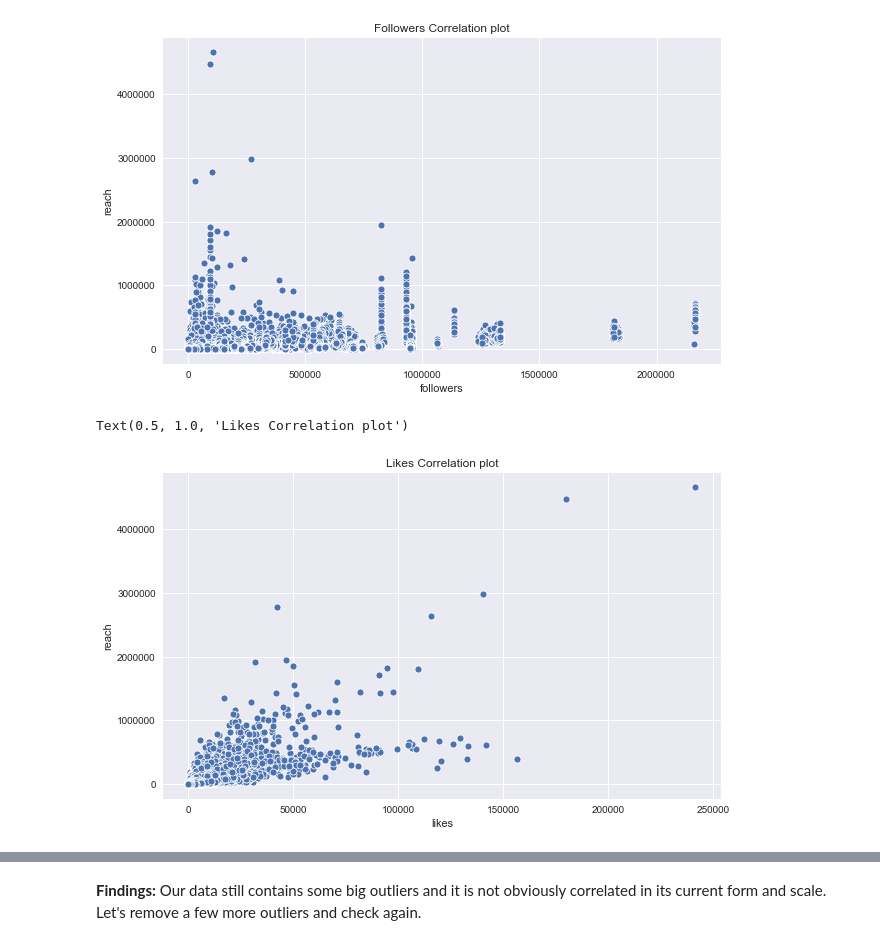
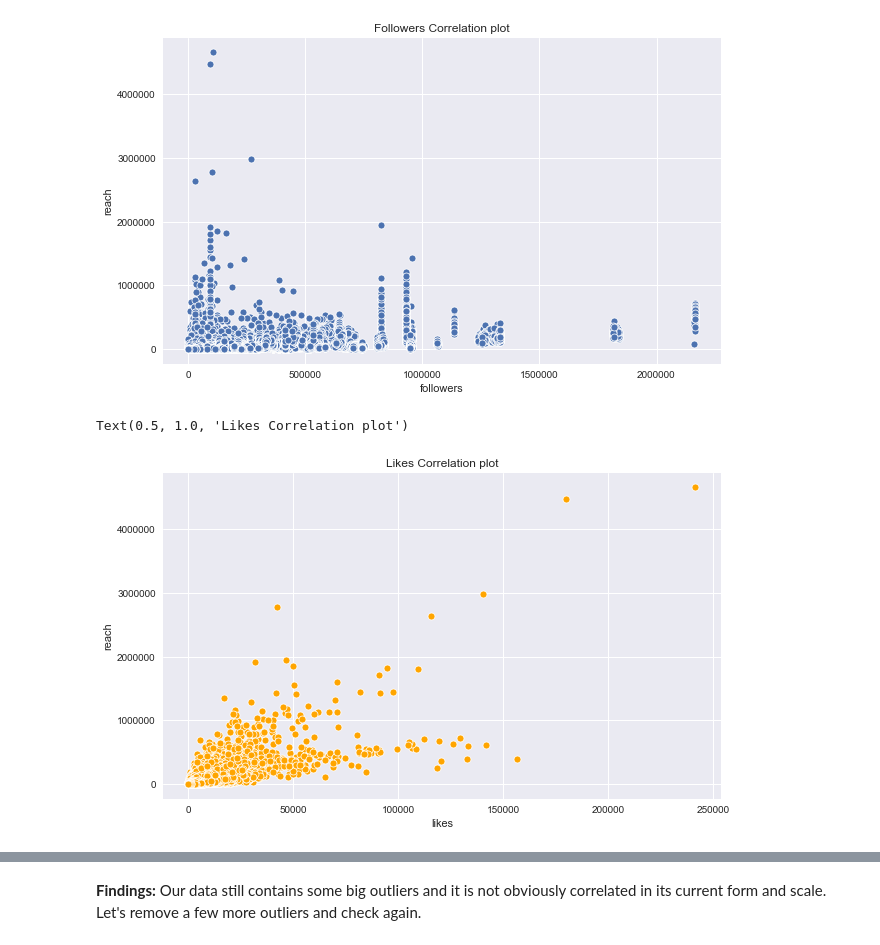
Before and after one commit to MarcSchneider71/SocialMediaReach, a Jupyter notebook: impressions_est_initial_trial.ipynb, the cells around one changed output, grey strips where cells are left out. Drawn from its saved outputs; the diff is of its cells as text; code cells hidden in the pictures.

```diff
--- a/impressions_est_initial_trial.ipynb
+++ b/impressions_est_initial_trial.ipynb
@@ -225,12 +229,12 @@ Text(0.5, 1.0, 'Followers Correlation plot')
 [figure]
 # %%
 plt.figure(figsize=(10,6))
-sns.scatterplot(y=df2.reach, x=df2.likes)
+sns.scatterplot(y=df2.reach, x=df2.likes, color='orange')
 plt.xlabel('likes')
 plt.ylabel('reach')
 plt.title("Likes Correlation plot")
 # %% [output]
 Text(0.5, 1.0, 'Likes Correlation plot')
-[figure, old version]
+[figure, new version]
 # %%
 plt.figure(figsize=(10,6))
```
Also changed, not shown: parts of 13 cells of this notebook, 3 other files.
